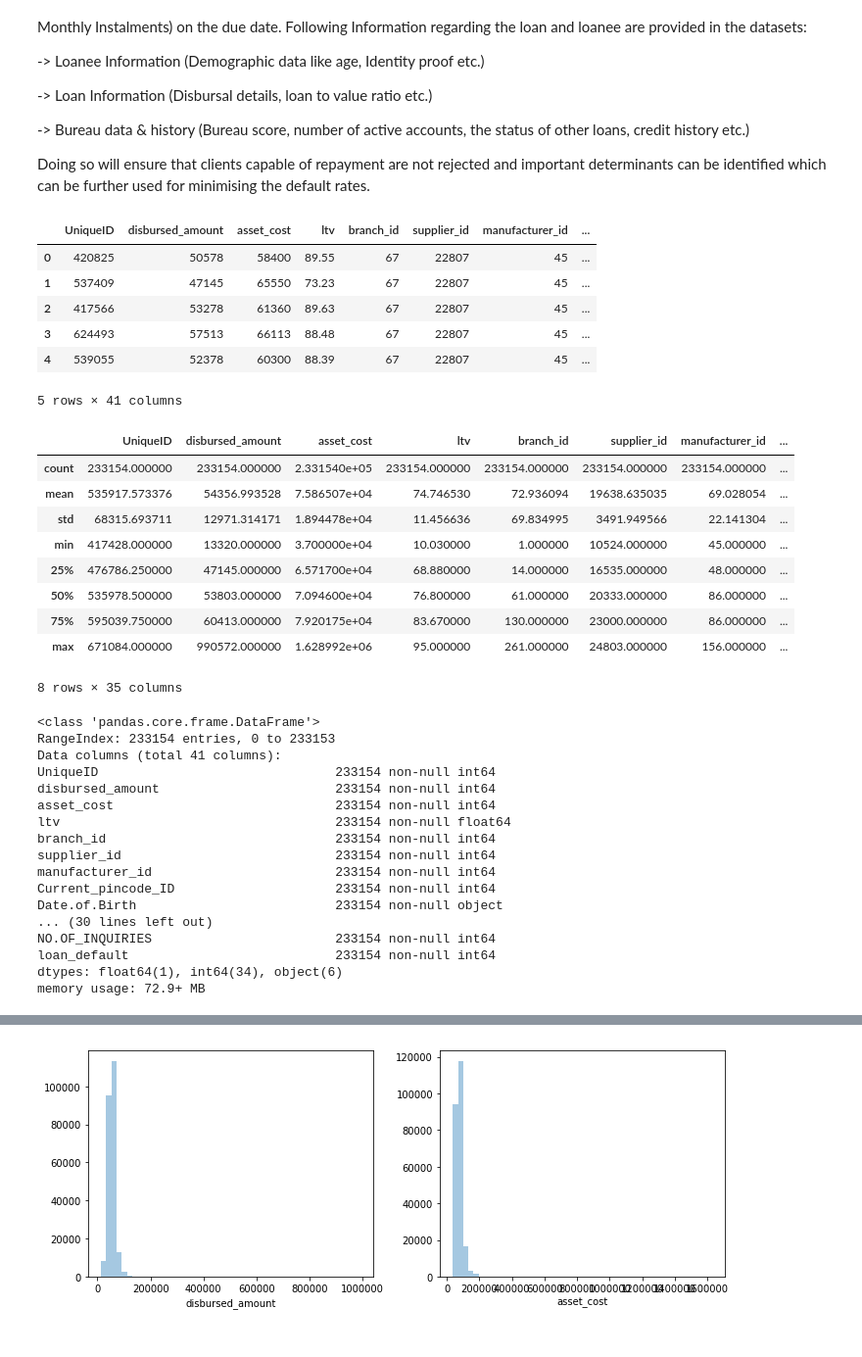
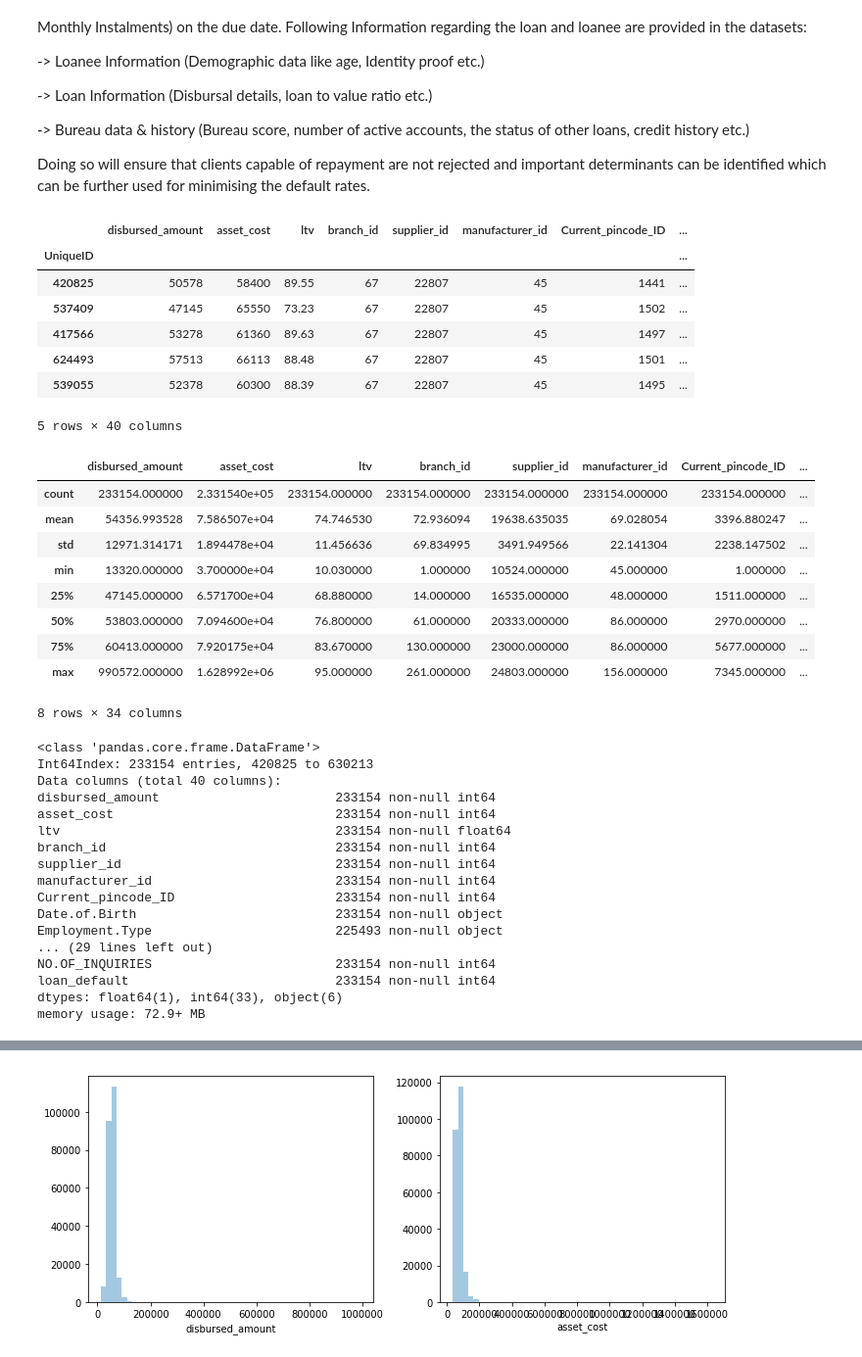
Before and after one commit to tripidhoble/LTFS-Data-Science-FinHack-ML-Hackathon, a Jupyter notebook: AV_LTFS DataScience FinHack.ipynb, the cells around one changed output, grey strips where cells are left out. Shown: that part at 98% size. Drawn from its saved outputs; the diff is of its cells as text; code cells hidden in the pictures.

Commit message:
Add files via upload
Added set index feature to maintain 'UniqueID' as index

```diff
--- a/AV_LTFS DataScience FinHack.ipynb
+++ b/AV_LTFS DataScience FinHack.ipynb
@@ -27,37 +27,37 @@ from sklearn import metrics
 import warnings
 warnings.filterwarnings('ignore')
 # %%
-test = pd.read_csv("./data_AV_LTFS DataScience FinHack/test.csv")
-data = pd.read_csv("./data_AV_LTFS DataScience FinHack/train.csv")
+test = pd.read_csv("./data_AV_LTFS DataScience FinHack/test.csv", index_col = 0)
+data = pd.read_csv("./data_AV_LTFS DataScience FinHack/train.csv", index_col = 0)
 data.head()
 # %% [output]
-|  | UniqueID | disbursed_amount | asset_cost | ltv | branch_id | supplier_id | manufacturer_id | ... |
-| 0 | 420825 | 50578 | 58400 | 89.55 | 67 | 22807 | 45 | ... |
-| 1 | 537409 | 47145 | 65550 | 73.23 | 67 | 22807 | 45 | ... |
-| 2 | 417566 | 53278 | 61360 | 89.63 | 67 | 22807 | 45 | ... |
-| 3 | 624493 | 57513 | 66113 | 88.48 | 67 | 22807 | 45 | ... |
-| 4 | 539055 | 52378 | 60300 | 88.39 | 67 | 22807 | 45 | ... |
+|  | disbursed_amount | asset_cost | ltv | branch_id | supplier_id | manufacturer_id | Current_pincode_ID | ... |
+| UniqueID |  |  |  |  |  |  |  | ... |
+| 420825 | 50578 | 58400 | 89.55 | 67 | 22807 | 45 | 1441 | ... |
+| 537409 | 47145 | 65550 | 73.23 | 67 | 22807 | 45 | 1502 | ... |
+| 417566 | 53278 | 61360 | 89.63 | 67 | 22807 | 45 | 1497 | ... |
+| 624493 | 57513 | 66113 | 88.48 | 67 | 22807 | 45 | 1501 | ... |
+| 539055 | 52378 | 60300 | 88.39 | 67 | 22807 | 45 | 1495 | ... |
-5 rows × 41 columns
+5 rows × 40 columns
 # %%
 data.describe()
 # %% [output]
-|  | UniqueID | disbursed_amount | asset_cost | ltv | branch_id | supplier_id | manufacturer_id | ... |
-| count | 233154.000000 | 233154.000000 | 2.331540e+05 | 233154.000000 | 233154.000000 | 233154.000000 | 233154.000000 | ... |
-| mean | 535917.573376 | 54356.993528 | 7.586507e+04 | 74.746530 | 72.936094 | 19638.635035 | 69.028054 | ... |
-| std | 68315.693711 | 12971.314171 | 1.894478e+04 | 11.456636 | 69.834995 | 3491.949566 | 22.141304 | ... |
-| min | 417428.000000 | 13320.000000 | 3.700000e+04 | 10.030000 | 1.000000 | 10524.000000 | 45.000000 | ... |
-| 25% | 476786.250000 | 47145.000000 | 6.571700e+04 | 68.880000 | 14.000000 | 16535.000000 | 48.000000 | ... |
-| 50% | 535978.500000 | 53803.000000 | 7.094600e+04 | 76.800000 | 61.000000 | 20333.000000 | 86.000000 | ... |
-| 75% | 595039.750000 | 60413.000000 | 7.920175e+04 | 83.670000 | 130.000000 | 23000.000000 | 86.000000 | ... |
-| max | 671084.000000 | 990572.000000 | 1.628992e+06 | 95.000000 | 261.000000 | 24803.000000 | 156.000000 | ... |
+|  | disbursed_amount | asset_cost | ltv | branch_id | supplier_id | manufacturer_id | Current_pincode_ID | ... |
+| count | 233154.000000 | 2.331540e+05 | 233154.000000 | 233154.000000 | 233154.000000 | 233154.000000 | 233154.000000 | ... |
+| mean | 54356.993528 | 7.586507e+04 | 74.746530 | 72.936094 | 19638.635035 | 69.028054 | 3396.880247 | ... |
+| std | 12971.314171 | 1.894478e+04 | 11.456636 | 69.834995 | 3491.949566 | 22.141304 | 2238.147502 | ... |
+| min | 13320.000000 | 3.700000e+04 | 10.030000 | 1.000000 | 10524.000000 | 45.000000 | 1.000000 | ... |
+| 25% | 47145.000000 | 6.571700e+04 | 68.880000 | 14.000000 | 16535.000000 | 48.000000 | 1511.000000 | ... |
+| 50% | 53803.000000 | 7.094600e+04 | 76.800000 | 61.000000 | 20333.000000 | 86.000000 | 2970.000000 | ... |
+| 75% | 60413.000000 | 7.920175e+04 | 83.670000 | 130.000000 | 23000.000000 | 86.000000 | 5677.000000 | ... |
+| max | 990572.000000 | 1.628992e+06 | 95.000000 | 261.000000 | 24803.000000 | 156.000000 | 7345.000000 | ... |
-8 rows × 35 columns
+8 rows × 34 columns
 # %%
 data.info()
 # %% [output]
 <class 'pandas.core.frame.DataFrame'>
-RangeIndex: 233154 entries, 0 to 233153
-Data columns (total 41 columns):
-UniqueID                               233154 non-null int64
+Int64Index: 233154 entries, 420825 to 630213
+Data columns (total 40 columns):
 disbursed_amount                       233154 non-null int64
 asset_cost                             233154 non-null int64
 ltv                                    233154 non-null float64
@@ -66,10 +66,11 @@ supplier_id                            233154 non-null int64
 manufacturer_id                        233154 non-null int64
 Current_pincode_ID                     233154 non-null int64
 Date.of.Birth                          233154 non-null object
-... (30 lines left out)
+Employment.Type                        225493 non-null object
+... (29 lines left out)
 NO.OF_INQUIRIES                        233154 non-null int64
 loan_default                           233154 non-null int64
-dtypes: float64(1), int64(34), object(6)
+dtypes: float64(1), int64(33), object(6)
 memory usage: 72.9+ MB
 # %%
 data.isnull().sum()
```
Also changed, not shown: parts of 21 cells of this notebook.
